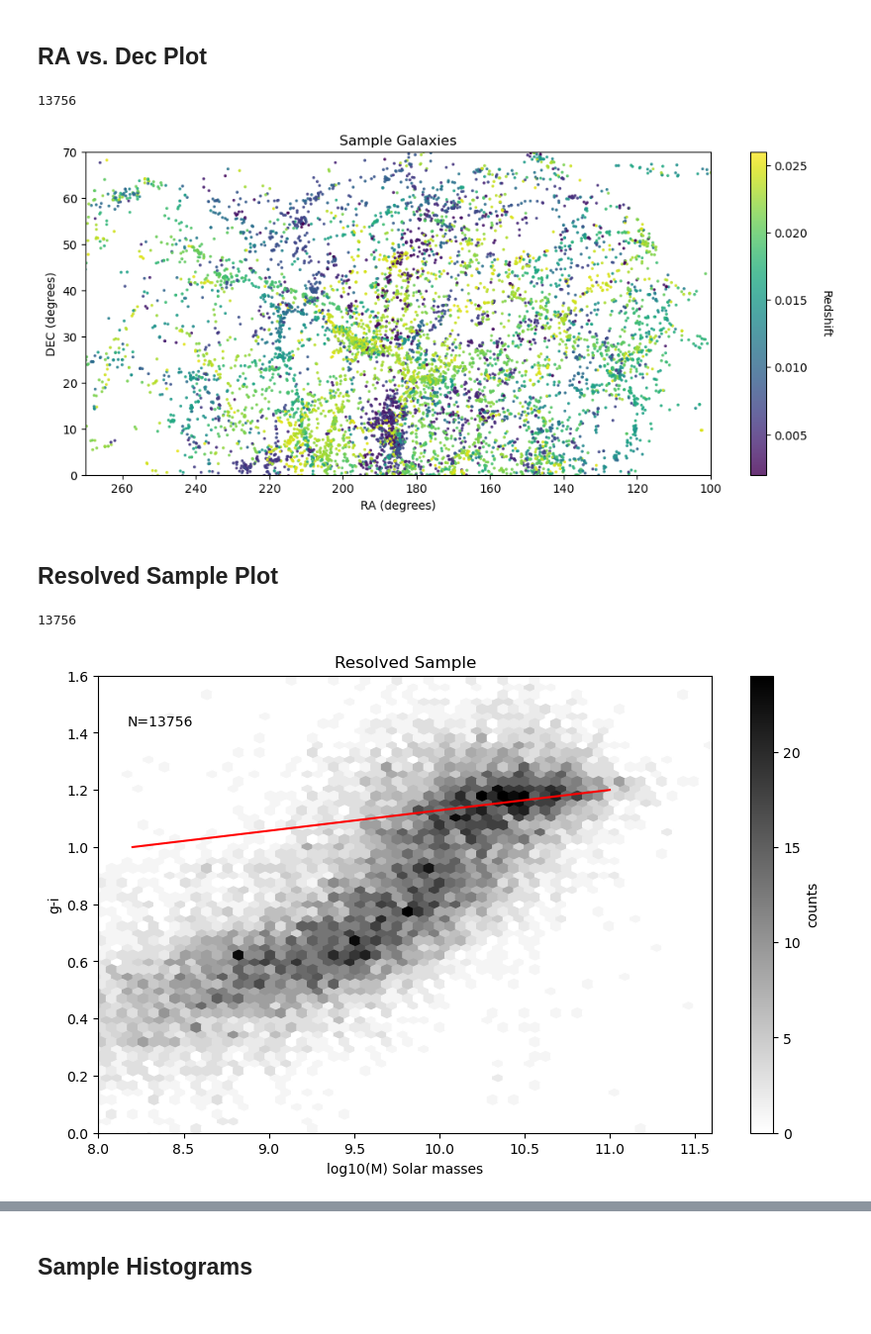
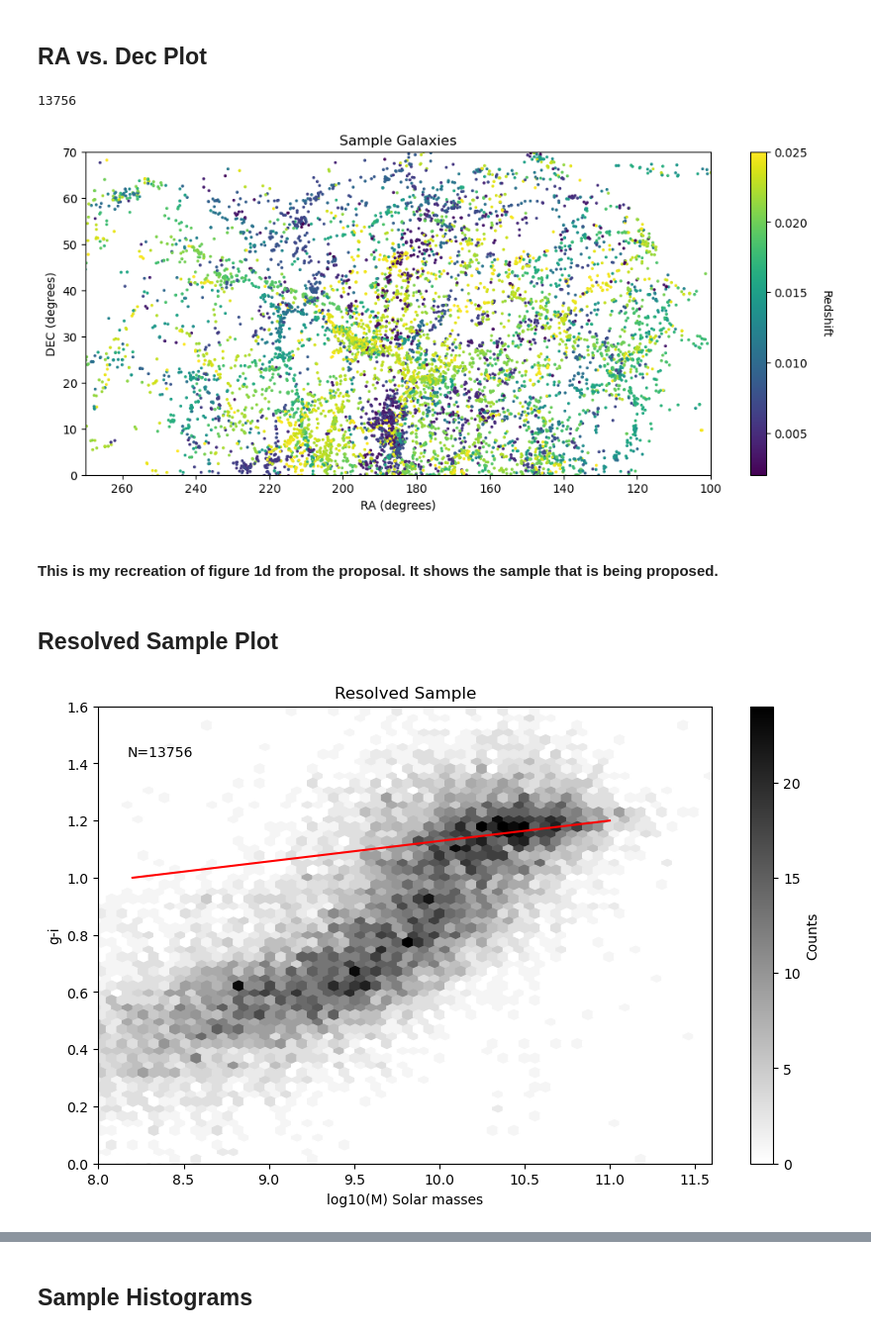
Before and after one commit to EvanBarkus/WISESize_Project, a Jupyter notebook: Master_Notebook.ipynb, the cells around one changed output, grey strips where cells are left out. Shown at 99% size. Drawn from its saved outputs; the diff is of its cells as text; code cells hidden in the pictures.

```diff
--- a/Master_Notebook.ipynb
+++ b/Master_Notebook.ipynb
@@ -61,28 +61,30 @@ cuttab=myTab[NSFcut] # Catalog with all cuts from the proposal applied to it
 ## RA vs. Dec Plot
 # %%
 #Define positional and color data
-ra = cuttab['RA']
-dec = cuttab['DEC']
-ccode = cuttab['ZDIST']
+ra = cuttab['RA'] # Right ascension in degrees
+dec = cuttab['DEC'] # Declination in degrees
+ccode = cuttab['ZDIST'] # Redshift
 
 #Print number of points
 print(len(ra))
 
 #Plot RA vs DEC and color it by recessional velocity
 plt.figure(figsize=(12,5))
-plt.scatter(ra,dec,c=ccode,cmap='viridis',alpha=0.8,s=2.5)
+plt.scatter(ra,dec,c=ccode,cmap='viridis',s=2.5) # Plots ra and dec color coded by redshift
 plt.xlim(reversed(plt.xlim()))
 plt.title('Sample Galaxies')
 plt.xlabel('RA (degrees)')
 plt.ylabel('DEC (degrees)')
 plt.xlim(270,100)
 plt.ylim(0,70)
 cbar = plt.colorbar()
 cbar.set_label('Redshift',rotation=270,labelpad=20)
-plt.clim(0.002,0.026)
+plt.clim(0.002,0.025)
 # %% [output]
 13756
-[figure, old version]
+[figure, new version]
+# %% [markdown]
+#### This is my recreation of figure 1d from the proposal. It shows the sample that is being proposed.
 # %% [markdown]
 ## Resolved Sample Plot
 # %%
@@ -102,7 +104,7 @@ hb = ax.hexbin(npx,npy,gridsize=[150,850],bins=25,cmap='gray_r')
 #Plot hexbin mass vs color diagram
 plt.title('Resolved Sample')
 ax.set(xlim=(8,11.6),ylim=(0,1.6))
-fig.colorbar(hb, label='counts')
+fig.colorbar(hb, label='Counts')
 plt.xlabel('log10(M) Solar masses')
 plt.ylabel('g-i')
 
@@ -114,5 +116,4 @@ plt.text(0.1,0.9,'N=13756',horizontalalignment='center',verticalalignment='cente
 
 warnings.filterwarnings('ignore',category=RuntimeWarning)
 # %% [output]
-13756
 [figure]
```
Also changed, not shown: parts of 19 cells of this notebook.
